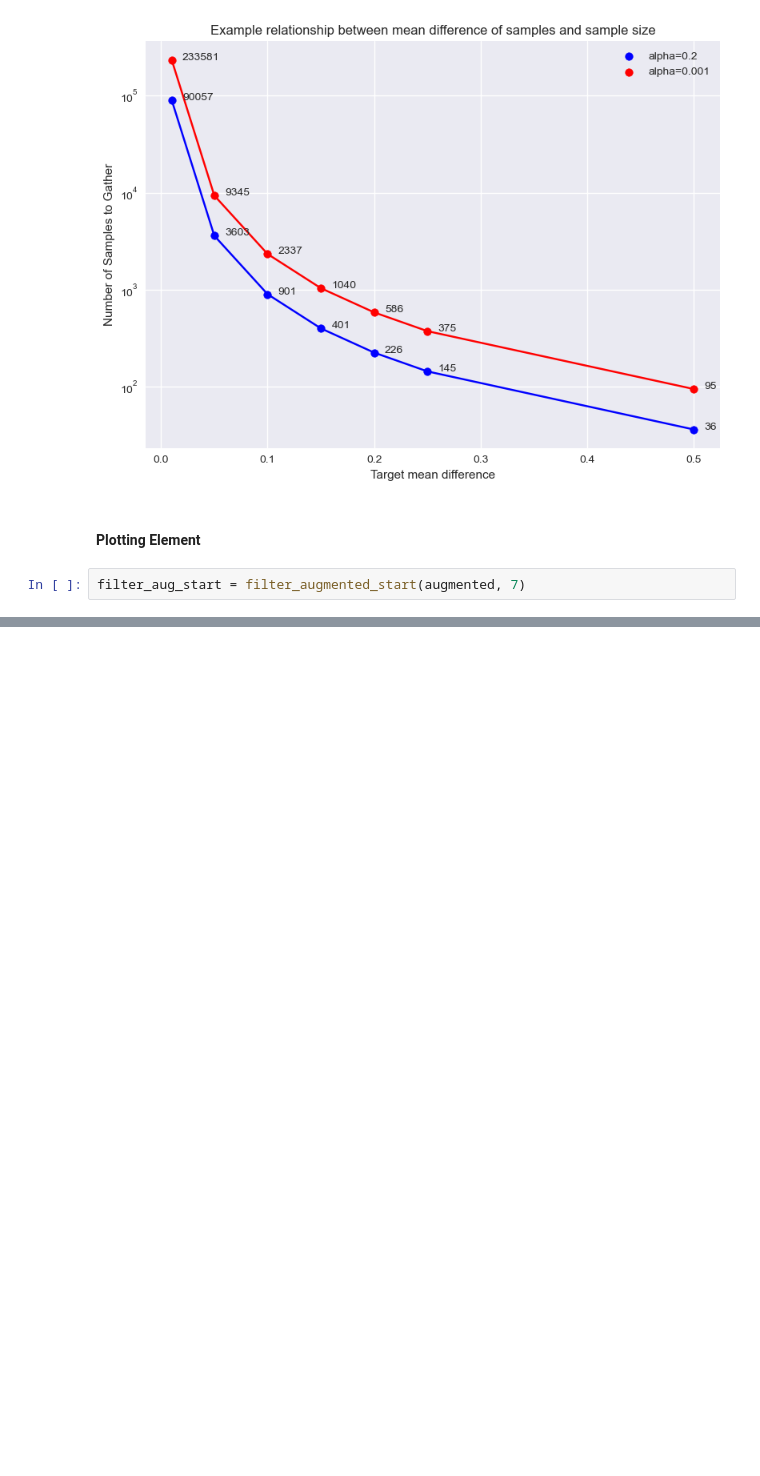
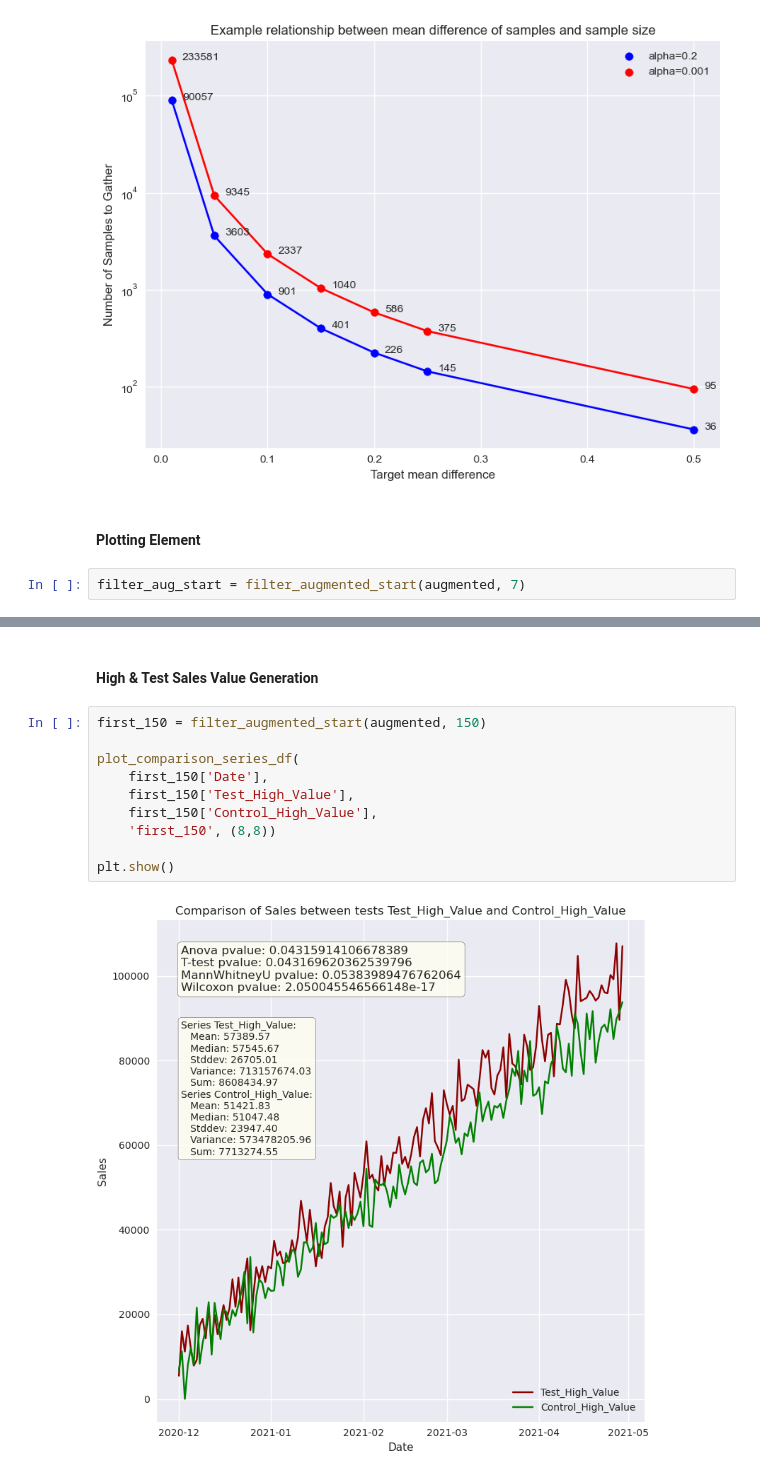
Before and after one commit to joakor89/ML_engineering_in_action, a Jupyter notebook: chap_11/MODMES.ipynb, the cells around one changed output, grey strips where cells are left out. Cells and saved outputs as stored; diff of their text form; blank space fills up the shorter version.

Commit message:
High & Control sales

```diff
--- a/chap_11/MODMES.ipynb
+++ b/chap_11/MODMES.ipynb
@@ -599,0 +619,14 @@ with plt.style.context(style='seaborn-v0_8'):
+# %% [markdown]
+#### High & Test Sales Value Generation
+# %%
+first_150 = filter_augmented_start(augmented, 150)
+
+plot_comparison_series_df(
+    first_150['Date'],
+    first_150['Test_High_Value'],
+    first_150['Control_High_Value'],
+    'first_150', (8,8))
+
+plt.show()
+# %% [output]
+[figure, added]
```
Also changed, not shown: parts of 19 cells of this notebook, 17 other files.
